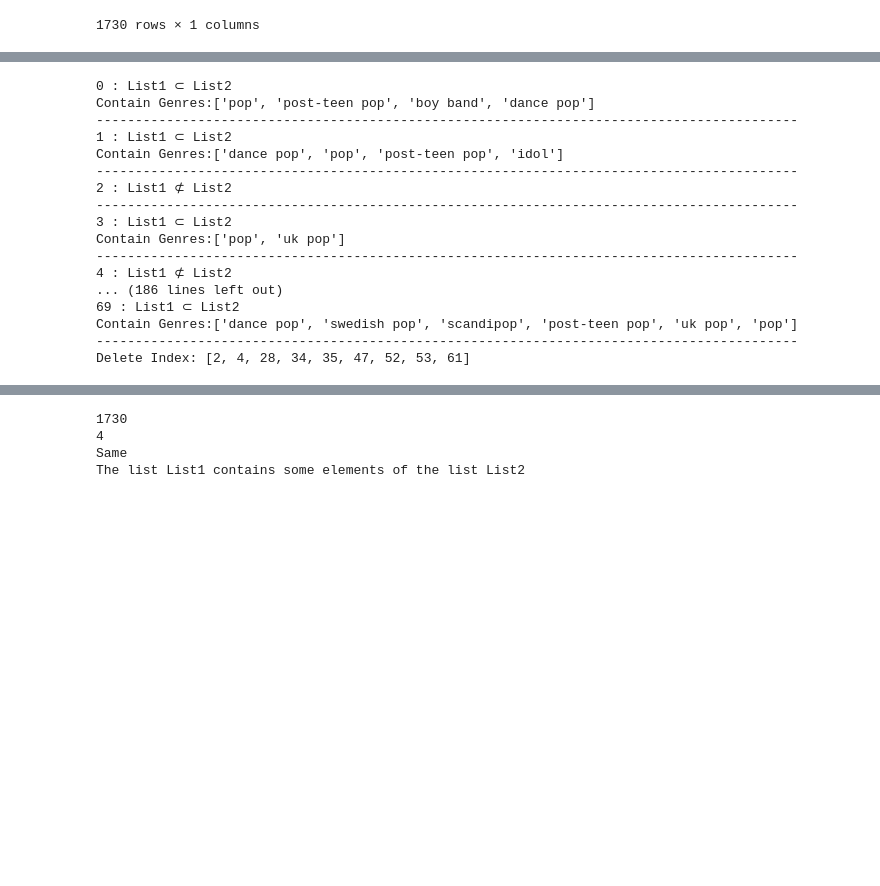
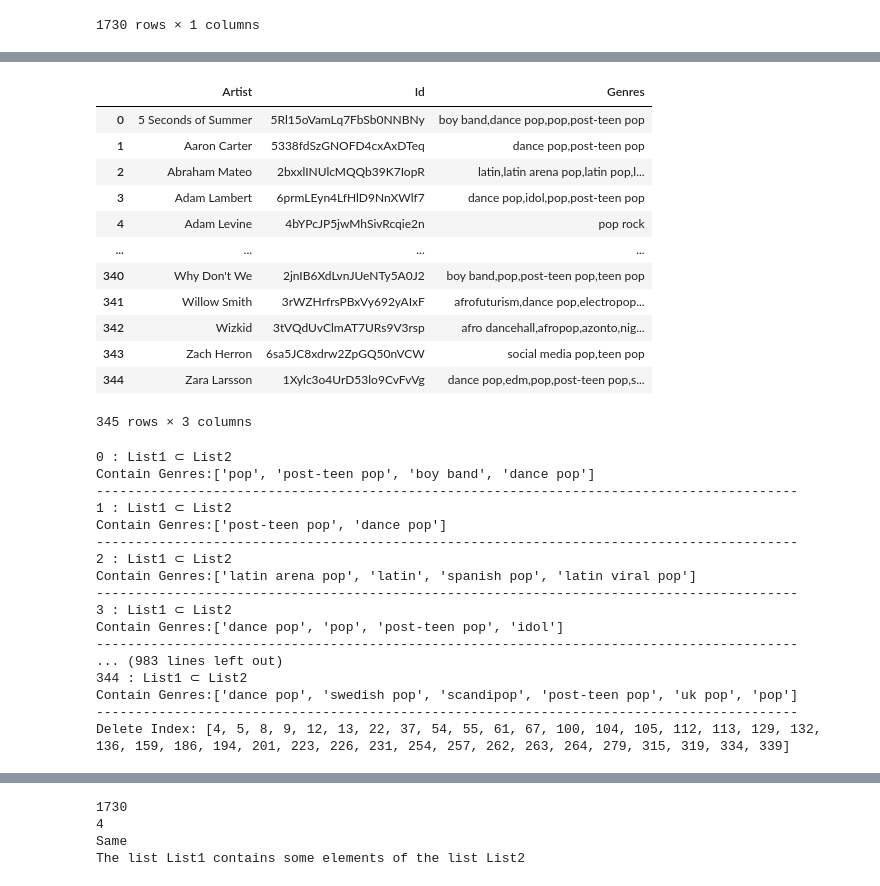
Before and after one commit to jennychiou/7-Experiment, a Jupyter notebook: SpotifyAPI/20200303getArtistID+Genres.ipynb, the cells around one changed output, grey strips where cells are left out. Saved outputs shown, nothing was run; the diff lists cells and outputs as text; code cells hidden in the pictures; blank space fills up the shorter version.

```diff
--- a/SpotifyAPI/20200303getArtistID+Genres.ipynb
+++ b/SpotifyAPI/20200303getArtistID+Genres.ipynb
@@ -157,16 +183,36 @@ df_id_genres
+# %%
+# 刪除Genres為空的那一列
+df_id_genres_drop = df_id_genres.dropna(axis=0, subset=['Genres'])
+df_id_genres_drop.reset_index(inplace=True,drop=True)
+df_id_genres_drop.to_csv('csv/20200303/v1/artist_list_ID+Genres_drop_v1.csv',encoding="utf_8_sig",index=0)
+df_id_genres_drop
+# %% [output]
+|  | Artist | Id | Genres |
+| 0 | 5 Seconds of Summer | 5Rl15oVamLq7FbSb0NNBNy | boy band,dance pop,pop,post-teen pop |
+| 1 | Aaron Carter | 5338fdSzGNOFD4cxAxDTeq | dance pop,post-teen pop |
+| 2 | Abraham Mateo | 2bxxlINUlcMQQb39K7IopR | latin,latin arena pop,latin pop,l... |
+| 3 | Adam Lambert | 6prmLEyn4LfHlD9NnXWlf7 | dance pop,idol,pop,post-teen pop |
+| 4 | Adam Levine | 4bYPcJP5jwMhSivRcqie2n | pop rock |
+| ... | ... | ... | ... |
+| 340 | Why Don't We | 2jnIB6XdLvnJUeNTy5A0J2 | boy band,pop,post-teen pop,teen pop |
+| 341 | Willow Smith | 3rWZHrfrsPBxVy692yAIxF | afrofuturism,dance pop,electropop... |
+| 342 | Wizkid | 3tVQdUvClmAT7URs9V3rsp | afro dancehall,afropop,azonto,nig... |
+| 343 | Zach Herron | 6sa5JC8xdrw2ZpGQ50nVCW | social media pop,teen pop |
+| 344 | Zara Larsson | 1Xylc3o4UrD53lo9CvFvVg | dance pop,edm,pop,post-teen pop,s... |
+345 rows × 3 columns
 # %%
 # 逐行查看歌手所屬類別是否在篩選後的總類別中(artist_genres_select.xlsx)
 count = 0
 delete_index = []
-df_id_genres = pd.read_csv(r'csv/20200303/artist_list_ID+Genres.csv')
-for row in range(len(df_id_genres)):
+df_id_genres_drop = pd.read_csv(r'csv/20200303/v1/artist_list_ID+Genres_drop_v1.csv')
+for row in range(len(df_id_genres_drop)):
     # 把歌手類型清單的類型欄位轉換成list
     # https://www.interviewqs.com/ddi_code_snippets/get_list_pandas_datafra
     List1 = df_genres_select['Genres'].tolist() # 總類別清單
-    List2 = df_id_genres['Genres'][row].split(',') # 每一位歌手的類別清單
+    List2 = df_id_genres_drop['Genres'][row].split(',') # 每一位歌手的類別清單
 
     # 檢查歌手的類別有沒有包含在總類別中
-    check =  any(item in List1 for item in List2)
+    check = any(item in List1 for item in List2)
 
     # 有包含
     if check is True:
@@ -188,17 +234,17 @@ print('Delete Index:',delete_index)
 Contain Genres:['pop', 'post-teen pop', 'boy band', 'dance pop']
 ------------------------------------------------------------------------------------------
 1 : List1 ⊂ List2
+Contain Genres:['post-teen pop', 'dance pop']
+------------------------------------------------------------------------------------------
+2 : List1 ⊂ List2
+Contain Genres:['latin arena pop', 'latin', 'spanish pop', 'latin viral pop']
+------------------------------------------------------------------------------------------
+3 : List1 ⊂ List2
 Contain Genres:['dance pop', 'pop', 'post-teen pop', 'idol']
 ------------------------------------------------------------------------------------------
-2 : List1 ⊄ List2
-------------------------------------------------------------------------------------------
-3 : List1 ⊂ List2
-Contain Genres:['pop', 'uk pop']
-------------------------------------------------------------------------------------------
-4 : List1 ⊄ List2
-... (186 lines left out)
-69 : List1 ⊂ List2
+... (983 lines left out)
+344 : List1 ⊂ List2
 Contain Genres:['dance pop', 'swedish pop', 'scandipop', 'post-teen pop', 'uk pop', 'pop']
 ------------------------------------------------------------------------------------------
-Delete Index: [2, 4, 28, 34, 35, 47, 52, 53, 61]
+Delete Index: [4, 5, 8, 9, 12, 13, 22, 37, 54, 55, 61, 67, 100, 104, 105, 112, 113, 129, 132, 136, 159, 186, 194, 201, 223, 226, 231, 254, 257, 262, 263, 264, 279, 315, 319, 334, 339]
 # %%
```
Also changed, not shown: parts of 6 cells of this notebook, 6 other files.
